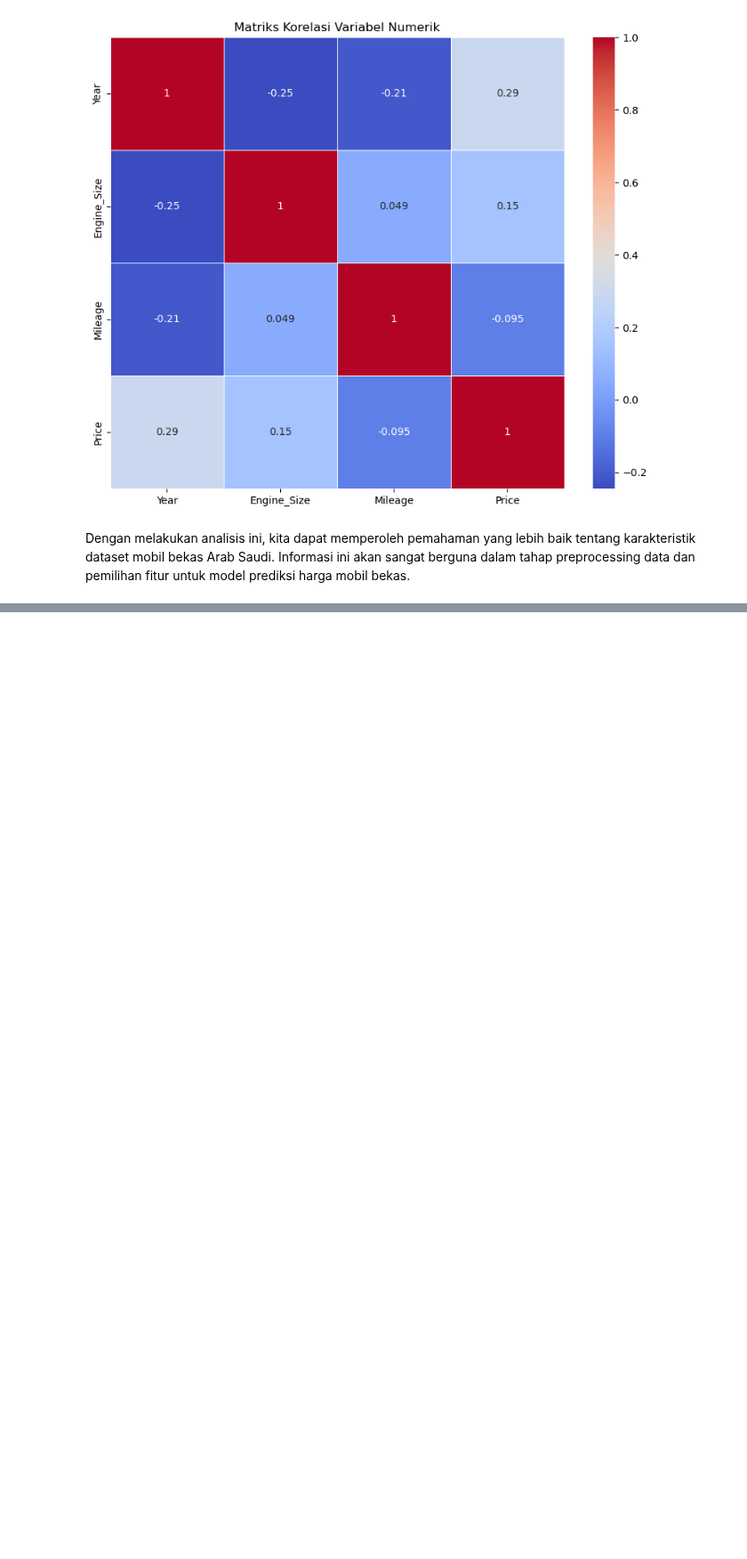
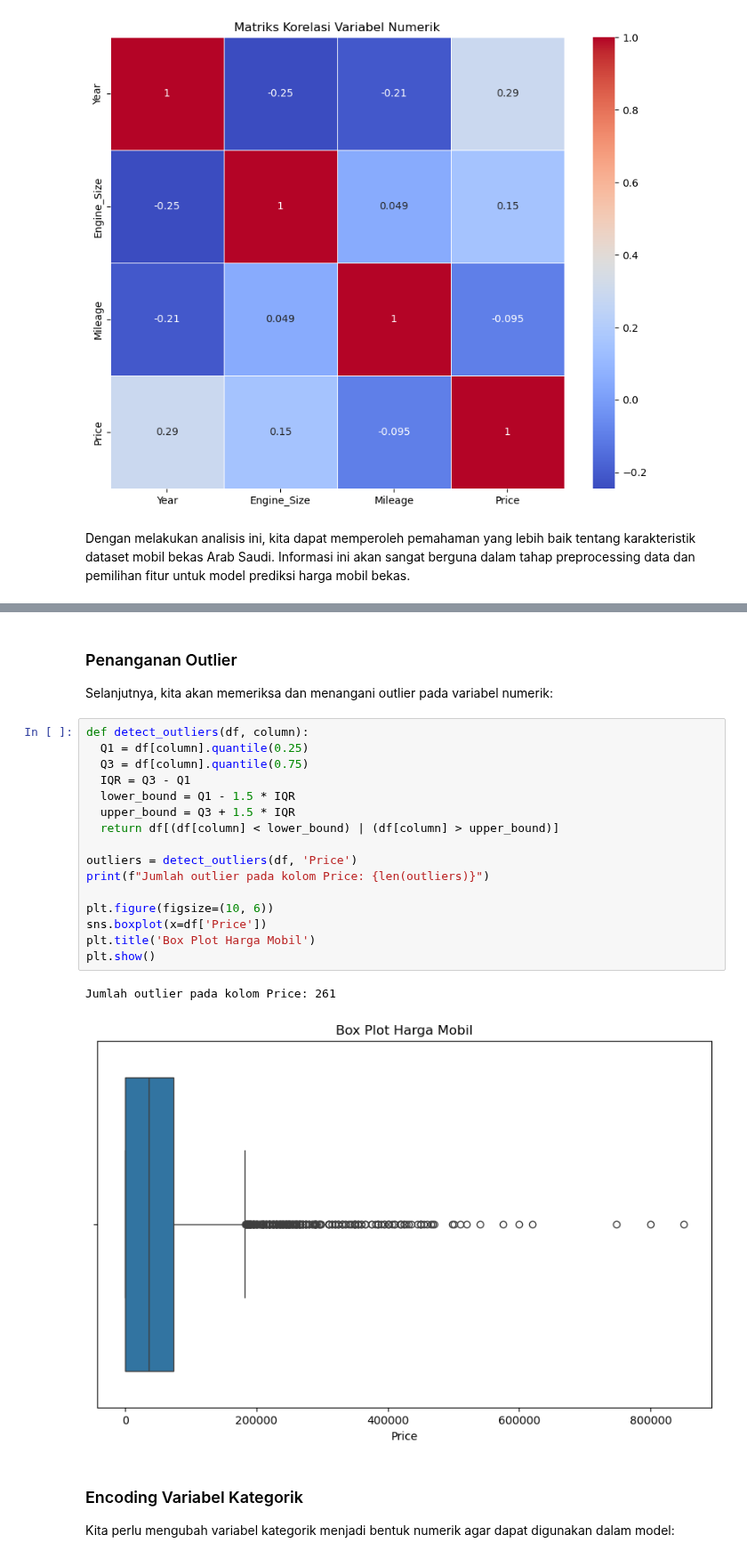
Before and after one commit to rymanalu/purwadhika-capstone-project-3, a Jupyter notebook: notebook/main.ipynb, the cells around one changed output, grey strips where cells are left out. Shown at 89% size. Drawn from its saved outputs; the diff is of its cells as text; blank space fills up the shorter version.

```diff
--- a/notebook/main.ipynb
+++ b/notebook/main.ipynb
@@ -190,0 +214,27 @@ Dengan melakukan analisis ini, kita dapat memperoleh pemahaman yang lebih baik t
+# %% [markdown]
+### Penanganan Outlier
+
+Selanjutnya, kita akan memeriksa dan menangani outlier pada variabel numerik:
+# %%
+def detect_outliers(df, column):
+  Q1 = df[column].quantile(0.25)
+  Q3 = df[column].quantile(0.75)
+  IQR = Q3 - Q1
+  lower_bound = Q1 - 1.5 * IQR
+  upper_bound = Q3 + 1.5 * IQR
+  return df[(df[column] < lower_bound) | (df[column] > upper_bound)]
+
+outliers = detect_outliers(df, 'Price')
+print(f"Jumlah outlier pada kolom Price: {len(outliers)}")
+
+plt.figure(figsize=(10, 6))
+sns.boxplot(x=df['Price'])
+plt.title('Box Plot Harga Mobil')
+plt.show()
+# %% [output]
+Jumlah outlier pada kolom Price: 261
+[figure, added]
+# %% [markdown]
+### Encoding Variabel Kategorik
+
+Kita perlu mengubah variabel kategorik menjadi bentuk numerik agar dapat digunakan dalam model:
```
Also changed, not shown: parts of 24 cells of this notebook.
